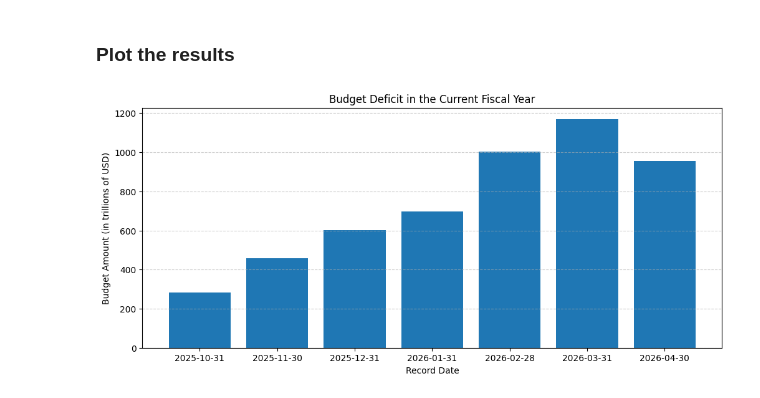
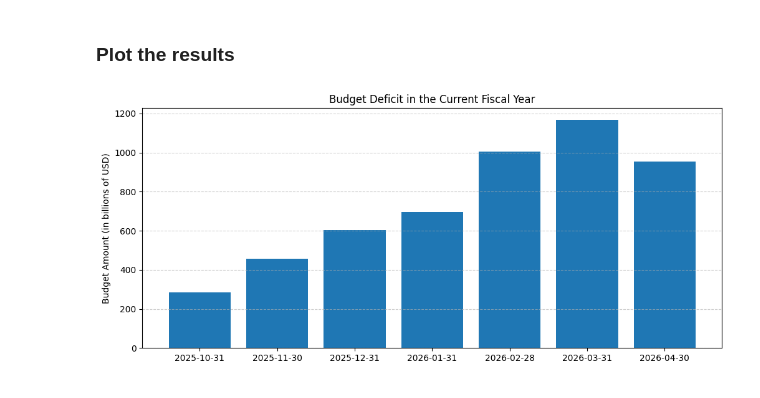
Before and after one commit to marcovirulucas/econ_apis, a Jupyter notebook: united_states/Fiscal_Data.ipynb, the cells around one changed output. Cells and saved outputs as stored; diff of their text form; code cells hidden in the pictures.

```diff
--- a/united_states/Fiscal_Data.ipynb
+++ b/united_states/Fiscal_Data.ipynb
@@ -51,9 +51,9 @@ df
 | 101 | 2025-10-31 | null | 57430474 | Means of Financing: | null |
 102 rows × 5 columns
 # %%
-# Filter for the specific classification
-target = "Total Surplus (+) or Deficit (-)"
-deficit = df[df['classification_desc'] == target].copy()
+# Filter for the specific indicator
+indicator = "Total Surplus (+) or Deficit (-)"
+deficit = df[df['classification_desc'] == indicator].copy()
 
 deficit
 # %% [output]
@@ -66,7 +66,10 @@ deficit
 | 82 | 2025-11-30 | 57508364 | 57508426 | Total Surplus (+) or Deficit (-) | -457627225859.72 |
 | 97 | 2025-10-31 | 57430458 | 57430466 | Total Surplus (+) or Deficit (-) | -284350050782.80 |
 # %%
-deficit['current_fytd_budget_amt'] = pd.to_numeric(deficit['current_fytd_budget_amt'], errors='coerce')
+# Convert the column "current_fytd_budget_amt" to numeric
+deficit['current_fytd_budget_amt'] = pd.to_numeric(deficit['current_fytd_budget_amt'])
+
+# Convert values to absolute (positive), scale to billions, round, and save as integers
 deficit["billions"] = (deficit["current_fytd_budget_amt"].abs() / 1e9).round().astype(int)
 # %%
 # Order the dataframe based on the "record_date" column
@@ -86,12 +89,11 @@ deficit
 # %%
 import matplotlib.pyplot as plt
 
 plt.figure(figsize=(12, 5))
 plt.bar(deficit['record_date'], deficit['billions'])
-plt.xlabel('Record Date')
-plt.ylabel('Budget Amount (in trillions of USD)')
+plt.ylabel('Budget Amount (in billions of USD)')
 plt.title('Budget Deficit in the Current Fiscal Year')
 plt.grid(True, axis='y', linestyle='--', alpha=0.6)
 plt.show()
 # %% [output]
-[figure, old version]
+[figure, new version]
```
Also changed, not shown: parts of 1 cell of this notebook.
